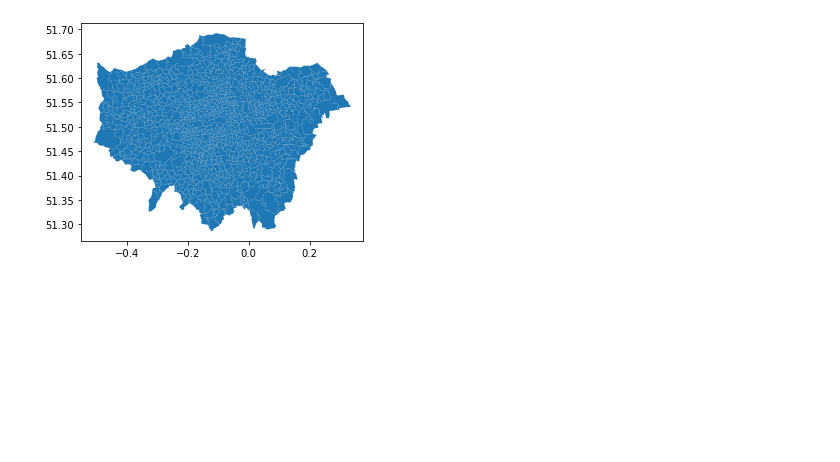
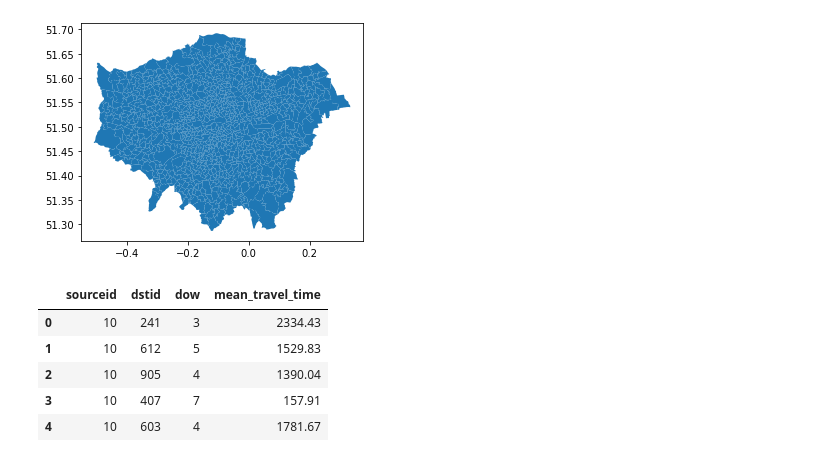
Before and after one commit to elnursahbalayev/MEC---Millenial-Energy-Challenge-competition, a Jupyter notebook: Elnur/EDA_Elnur.ipynb, the cells around one changed output. Cells and saved outputs as stored; diff of their text form; code cells hidden in the pictures; blank space fills up the shorter version.

```diff
--- a/EDA_Elnur.ipynb
+++ b/Elnur/EDA_Elnur.ipynb
@@ -29,3 +29,13 @@ df_geo.plot()
 # %% [output]
 <AxesSubplot:>
 [figure]
+# %%
+df = pd.read_csv('training_WeeklyAggregate.csv')
+df.head()
+# %% [output]
+|  | sourceid | dstid | dow | mean_travel_time |
+| 0 | 10 | 241 | 3 | 2334.43 |
+| 1 | 10 | 612 | 5 | 1529.83 |
+| 2 | 10 | 905 | 4 | 1390.04 |
+| 3 | 10 | 407 | 7 | 157.91 |
+| 4 | 10 | 603 | 4 | 1781.67 |
```
Also changed, not shown: parts of 2 cells of this notebook.
